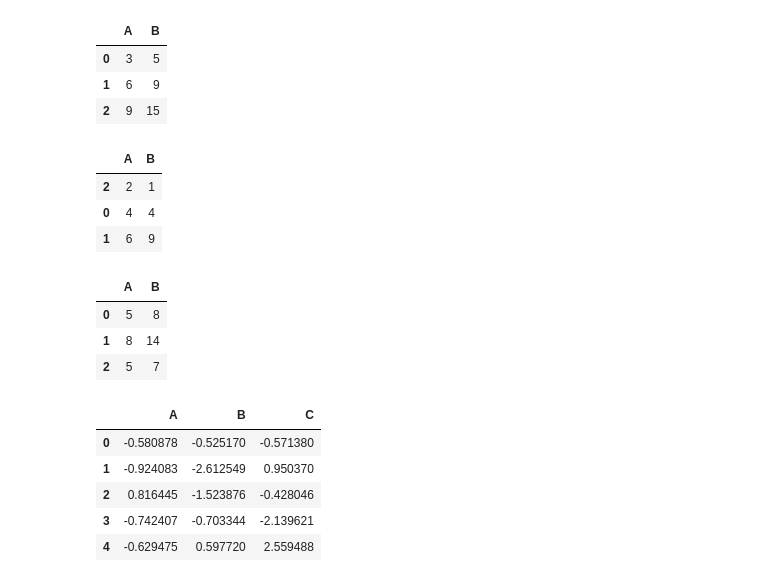
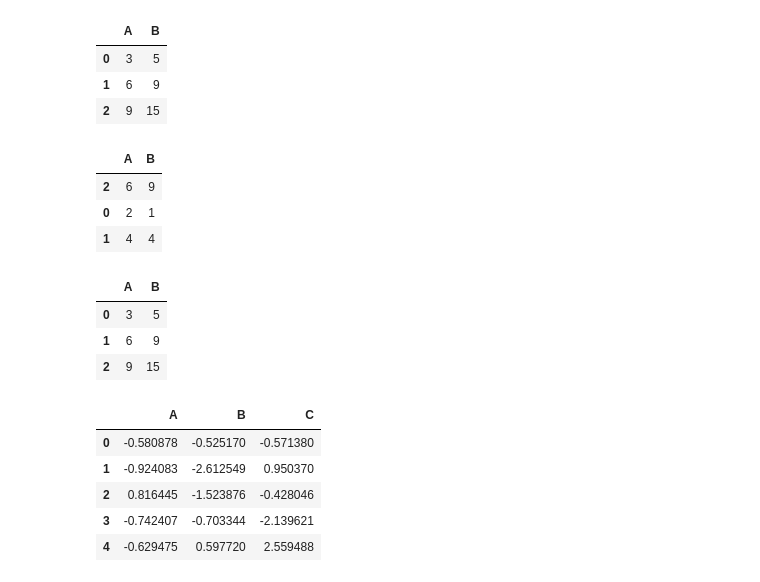
Before and after one commit to TomAugspurger/PyDataSeattle, a Jupyter notebook: notebooks/2. Operations.ipynb, the cells around one changed output. Saved outputs shown, nothing was run; the diff lists cells and outputs as text; code cells hidden in the pictures.

```diff
--- a/notebooks/2. Operations.ipynb
+++ b/notebooks/2. Operations.ipynb
@@ -60,20 +60,20 @@ df1 + df2
 | 2 | 9 | 15 |
 # %%
 # Note the index order
-df2 = pd.DataFrame({'A': [2, 4, 6], 'B': [1, 4, 9]}, index=[2, 0, 1])
+df2 = pd.DataFrame({'A': [6, 2, 4], 'B': [9, 1, 4]}, index=[2, 0, 1])
 df2
 # %% [output]
 |  | A | B |
-| 2 | 2 | 1 |
-| 0 | 4 | 4 |
-| 1 | 6 | 9 |
+| 2 | 6 | 9 |
+| 0 | 2 | 1 |
+| 1 | 4 | 4 |
 # %%
 df1 + df2
 # %% [output]
 |  | A | B |
-| 0 | 5 | 8 |
-| 1 | 8 | 14 |
-| 2 | 5 | 7 |
+| 0 | 3 | 5 |
+| 1 | 6 | 9 |
+| 2 | 9 | 15 |
 # %%
 # Different index entirely
 df3 = pd.DataFrame(np.random.randn(5, 3), columns=['A', 'B', 'C'])
```
Also changed, not shown: parts of 16 cells of this notebook, 5 other files.
